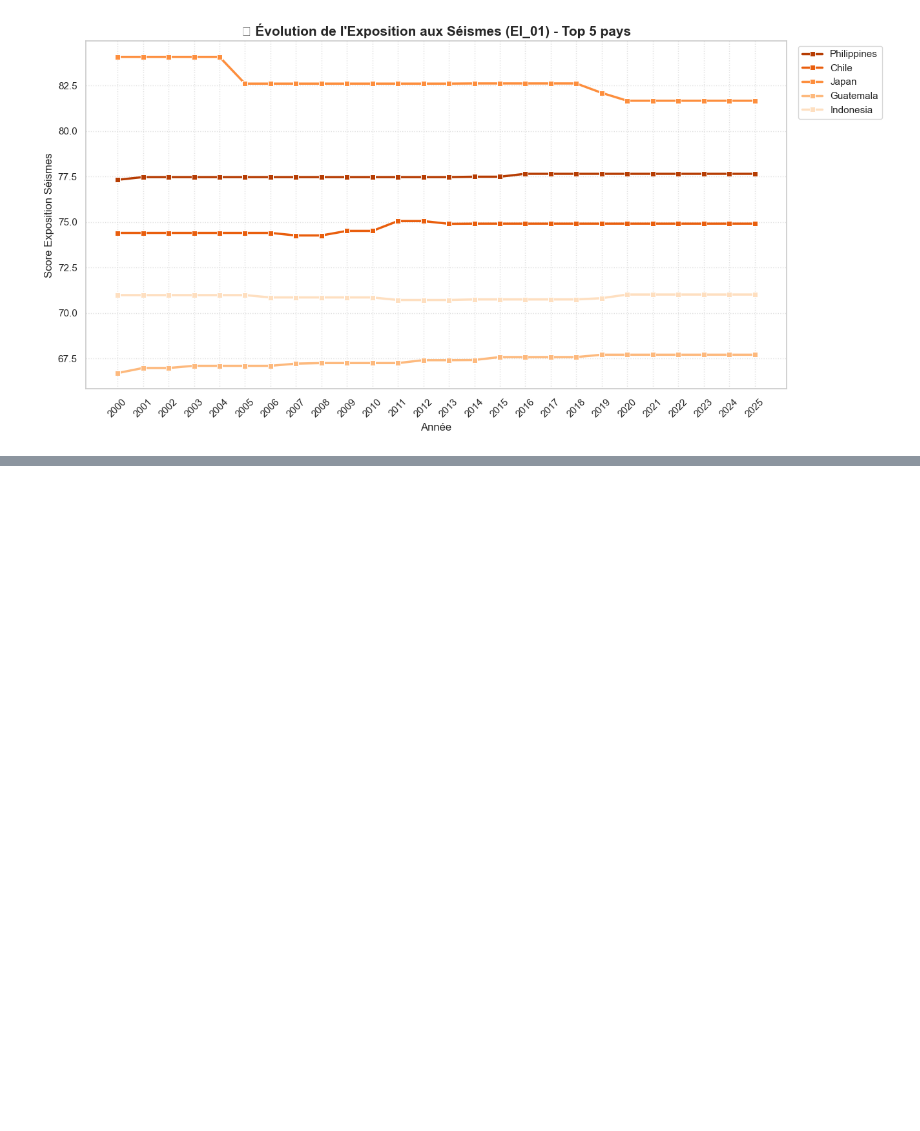
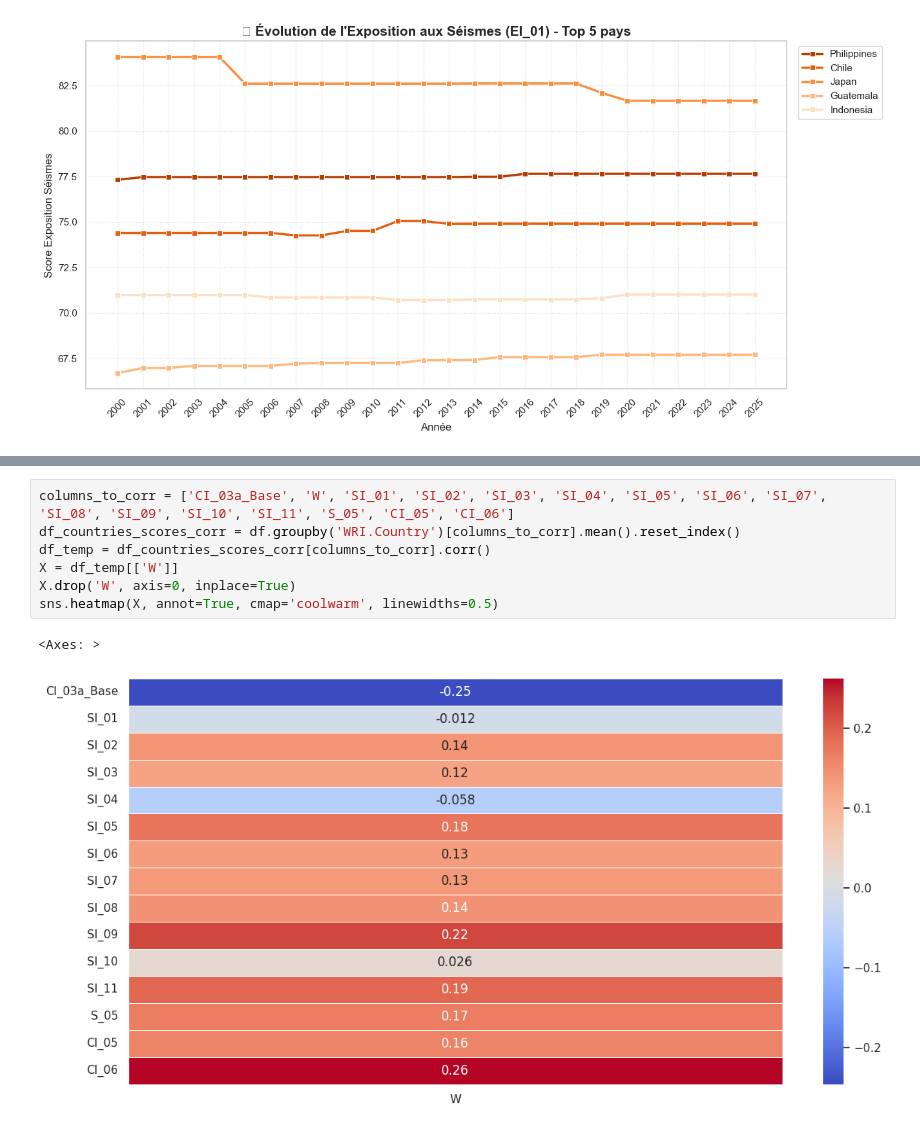
Before and after one commit to audurierth/world-risk-stats, a Jupyter notebook: graphics_BECHARD.ipynb, the cells around one changed output, grey strips where cells are left out. Saved outputs shown, nothing was run; the diff lists cells and outputs as text; blank space fills up the shorter version.

```diff
--- a/graphics_BECHARD.ipynb
+++ b/graphics_BECHARD.ipynb
@@ -336,0 +356,10 @@ if 'EI_01' in df.columns:
+# %%
+columns_to_corr = ['CI_03a_Base', 'W', 'SI_01', 'SI_02', 'SI_03', 'SI_04', 'SI_05', 'SI_06', 'SI_07', 'SI_08', 'SI_09', 'SI_10', 'SI_11', 'S_05', 'CI_05', 'CI_06']
+df_countries_scores_corr = df.groupby('WRI.Country')[columns_to_corr].mean().reset_index()
+df_temp = df_countries_scores_corr[columns_to_corr].corr()
+X = df_temp[['W']]
+X.drop('W', axis=0, inplace=True)
+sns.heatmap(X, annot=True, cmap='coolwarm', linewidths=0.5)
+# %% [output]
+<Axes: >
+[figure, added]
```
Also changed, not shown: parts of 8 cells of this notebook, 6 other files.
